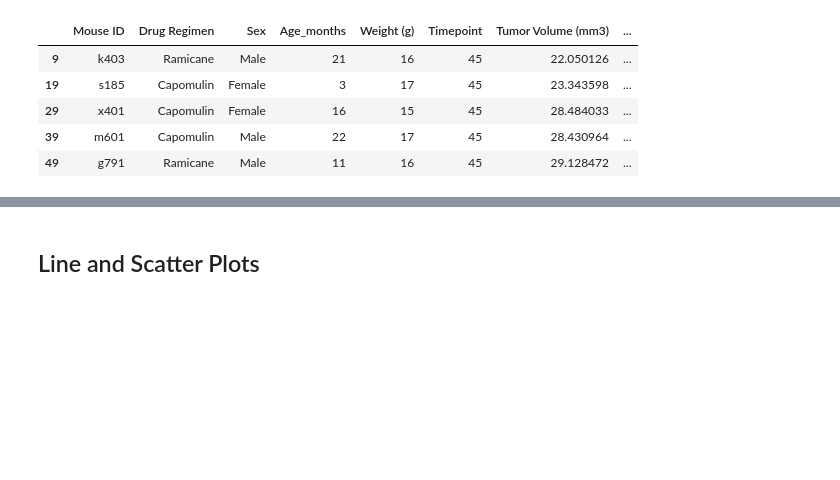
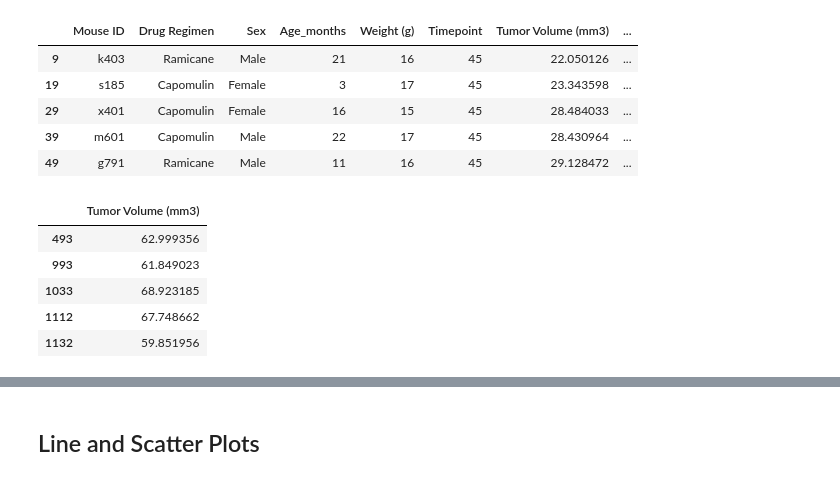
Before and after one commit to siararaeDA/matplotlib-challenge, a Jupyter notebook: Pymaceuticals/pymaceuticals.ipynb, the cells around one changed output, grey strips where cells are left out. Drawn from its saved outputs; the diff is of its cells as text; code cells hidden in the pictures; blank space fills up the shorter version.

```diff
--- a/Pymaceuticals/pymaceuticals.ipynb
+++ b/Pymaceuticals/pymaceuticals.ipynb
@@ -221,28 +221,35 @@ lastTimepoints.head()
 # %%
 # Put treatments into a list for for loop (and later for plot labels)
 
-fourTreatments = ['Capomulin', 'Ramicane', 'Infubinol', 'Ceftamin']
+treatments = ['Capomulin', 'Ramicane', 'Infubinol', 'Ceftamin']
 
 # Create empty list to fill with tumor vol data (for plotting)
 
 tumorVolume = []
 
 # Calculate the IQR and quantitatively determine if there are any potential outliers.
 for drug in treatments:
 
     # Locate the rows which contain mice on each drug and get the tumor volumes
     volume = lastTimepoints.loc[(lastTimepoints['Drug Regimen'] == drug), ['Tumor Volume (mm3)']]
 
     # add subset
     tumorVolume.append(volume['Tumor Volume (mm3)'])
 
     # Determine outliers using upper and lower bounds
     quartiles = volume['Tumor Volume (mm3)'].quantile([.25, .5, .75])
     lowerq = quartiles[.25]
     upperq = quartiles[.75]
     iqr = upperq - lowerq
 
     lowerBound = lowerq - (1.5*iqr)
     upperBound = upperq + (1.5*iqr)
 
-    bounds = volume.loc[(volume['Tumor Volume (mm3)'] < lowerBound) | (volume['Tumor Volume (mm3)'] > upperBound)]
+    bounds = volume.loc[(volume['Tumor Volume (mm3)'] < lowerBound) | (volume['Tumor Volume (mm3)'] > upperBound), :]
+# %% [output]
+|  | Tumor Volume (mm3) |
+| 493 | 62.999356 |
+| 993 | 61.849023 |
+| 1033 | 68.923185 |
+| 1112 | 67.748662 |
+| 1132 | 59.851956 |
```
Also changed, not shown: parts of 2 cells of this notebook.
